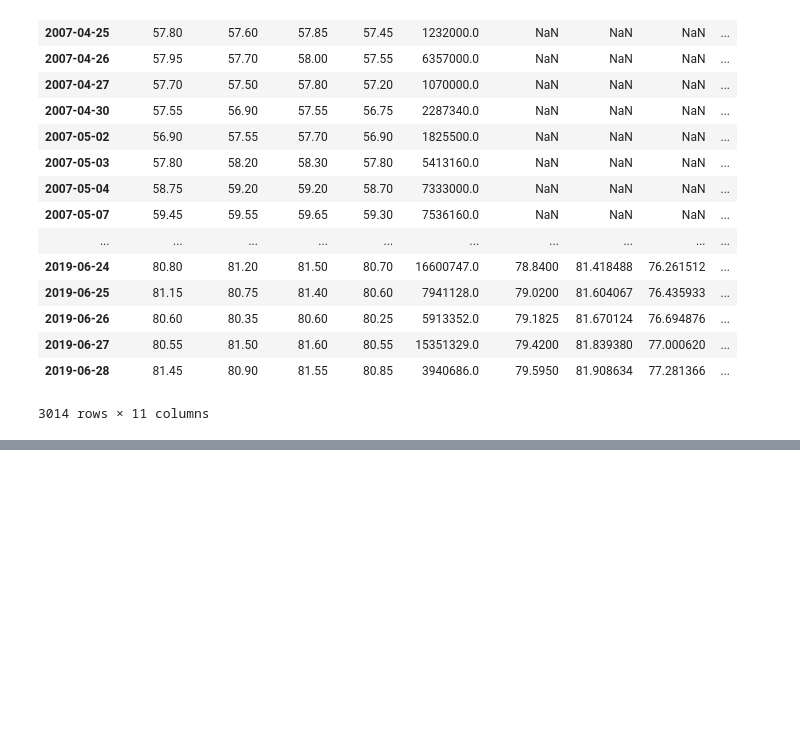
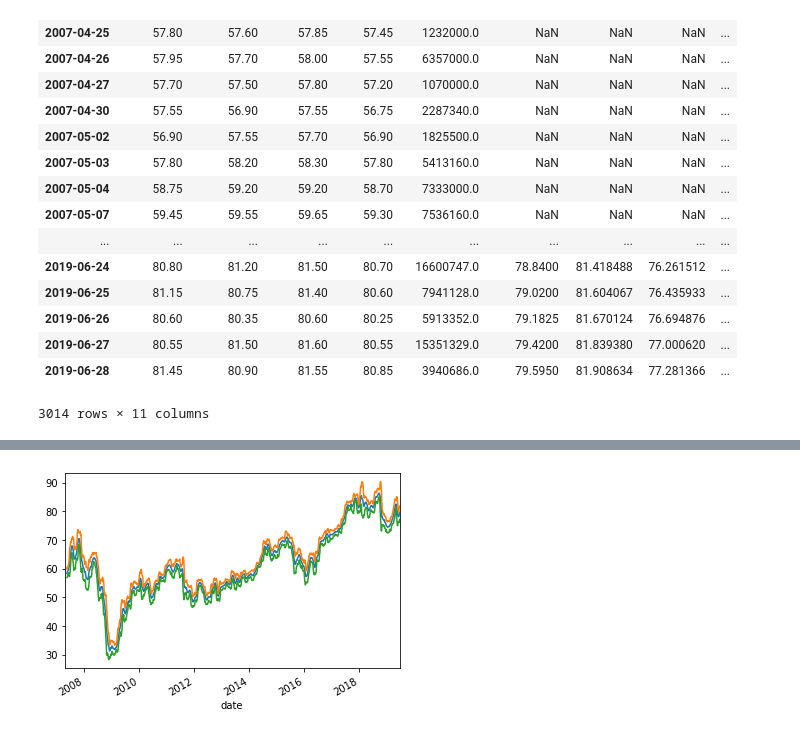
Before and after one commit to wpbawsed/tw-stock-analysis, a Jupyter notebook: BBand Strategy.ipynb, the cells around one changed output, grey strips where cells are left out. Saved outputs shown, nothing was run; the diff lists cells and outputs as text; code cells hidden in the pictures; blank space fills up the shorter version.

```diff
--- a/BBand Strategy.ipynb
+++ b/BBand Strategy.ipynb
@@ -63,0 +93,7 @@ df
+# %%
+df['middle_talib'].plot()
+df['upper_talib'].plot()
+df['lower_talib'].plot()
+plt.show()
+# %% [output]
+[figure, added]
```
Also changed, not shown: parts of 2 cells of this notebook, 3 other files.
